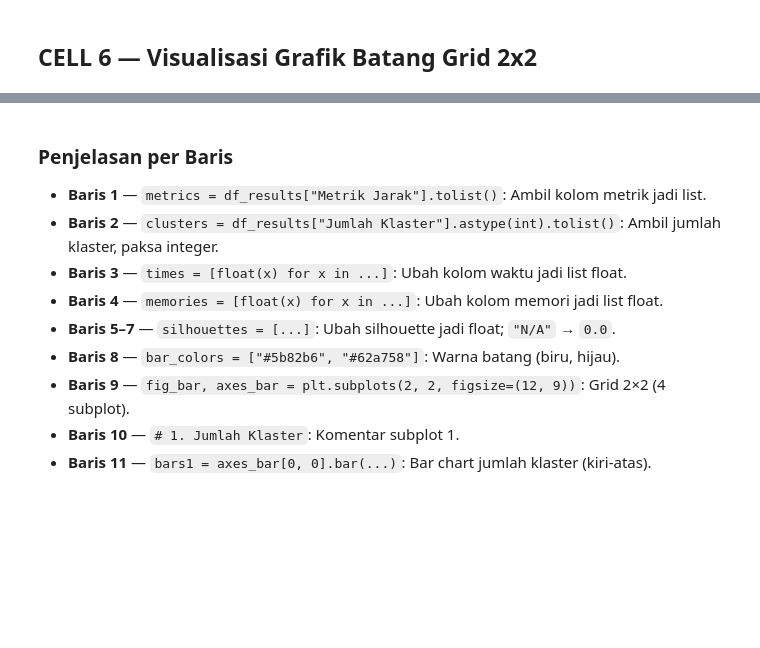
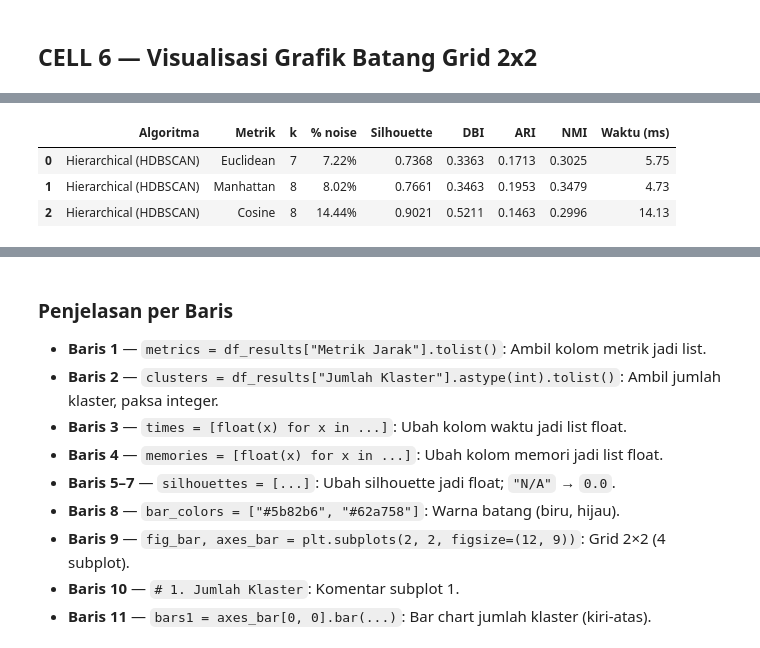
Before and after one commit to Aisyaaswy/Pemrograman_Mesin, a Jupyter notebook: UTS/HDBSCAN.ipynb, the cells around one changed output, grey strips where cells are left out. Cells and saved outputs as stored; diff of their text form; code cells hidden in the pictures; blank space fills up the shorter version.

```diff
--- a/UTS/HDBSCAN.ipynb
+++ b/UTS/HDBSCAN.ipynb
@@ -354,0 +355,90 @@ plt.show()
+# %%
+import time
+import warnings
+import matplotlib.pyplot as plt
+import numpy as np
+import pandas as pd
+from scipy.cluster.hierarchy import dendrogram, linkage
+from sklearn.cluster import HDBSCAN
+from sklearn.metrics import (
+    adjusted_rand_score,
+    davies_bouldin_score,
+    normalized_mutual_info_score,
+    pairwise_distances,
+    silhouette_score,
+)
+
+warnings.filterwarnings("ignore")
+
+min_cluster_size = 20
+metrics_test = ["euclidean", "manhattan", "cosine"]
+eval_table_data = []
+labels_saved = {}
+
+# Mempersiapkan ground-truth Sleep Disorder
+y_ground_truth = df_clean["Sleep Disorder"].values
+
+for m in metrics_test:
+    start_time = time.perf_counter()
+
+    # Menjalankan model HDBSCAN sesuai metrik jarak
+    if m in ["euclidean", "manhattan"]:
+        hdb = HDBSCAN(min_cluster_size=min_cluster_size, metric=m)
+        labels = hdb.fit_predict(X_2d)
+    elif m == "cosine":
+        dist_cosine = pairwise_distances(X_2d, metric="cosine")
+        hdb = HDBSCAN(min_cluster_size=min_cluster_size, metric="precomputed")
+        labels = hdb.fit_predict(dist_cosine)
+
+    exec_time_ms = (time.perf_counter() - start_time) * 1000
+    labels_saved[m] = labels
+
+    # Menghitung statistik klaster dan noise
+    unique_labels = set(labels)
+    cluster_labels = unique_labels - {-1}
+    k_clusters = len(cluster_labels)
+    noise_count = np.sum(labels == -1)
+    noise_pct = (noise_count / len(labels)) * 100
+
+    non_noise_mask = labels != -1
+
+    # Inisialisasi metrik internal
+    sil_score = np.nan
+    dbi_score = np.nan
+
+    if k_clusters > 1 and np.sum(non_noise_mask) > 1:
+        try:
+            sil_score = silhouette_score(
+                X_2d[non_noise_mask], labels[non_noise_mask], metric=m
+            )
+            dbi_score = davies_bouldin_score(
+                X_2d[non_noise_mask], labels[non_noise_mask]
+            )
+        except Exception:
+            pass
+
+    # Menghitung metrik eksternal dibandingkan ground truth
+    ari_score = adjusted_rand_score(y_ground_truth, labels)
+    nmi_score = normalized_mutual_info_score(y_ground_truth, labels)
+
+    # Rekam hasil ke list
+    eval_table_data.append({
+        "Algoritma": "Hierarchical (HDBSCAN)",
+        "Metrik": m.capitalize(),
+        "k": k_clusters,
+        "% noise": f"{noise_pct:.2f}%",
+        "Silhouette": f"{sil_score:.4f}" if not np.isnan(sil_score) else "N/A",
+        "DBI": f"{dbi_score:.4f}" if not np.isnan(dbi_score) else "N/A",
+        "ARI": f"{ari_score:.4f}",
+        "NMI": f"{nmi_score:.4f}",
+        "Waktu (ms)": f"{exec_time_ms:.2f}",
+    })
+
+# Menampilkan tabel ringkasan evaluasi sesuai spesifikasi kolom
+df_summary_new = pd.DataFrame(eval_table_data)
+display(df_summary_new)
+# %% [output]
+|  | Algoritma | Metrik | k | % noise | Silhouette | DBI | ARI | NMI | Waktu (ms) |
+| 0 | Hierarchical (HDBSCAN) | Euclidean | 7 | 7.22% | 0.7368 | 0.3363 | 0.1713 | 0.3025 | 5.75 |
+| 1 | Hierarchical (HDBSCAN) | Manhattan | 8 | 8.02% | 0.7661 | 0.3463 | 0.1953 | 0.3479 | 4.73 |
+| 2 | Hierarchical (HDBSCAN) | Cosine | 8 | 14.44% | 0.9021 | 0.5211 | 0.1463 | 0.2996 | 14.13 |
```
Also changed, not shown: parts of 10 cells of this notebook.
